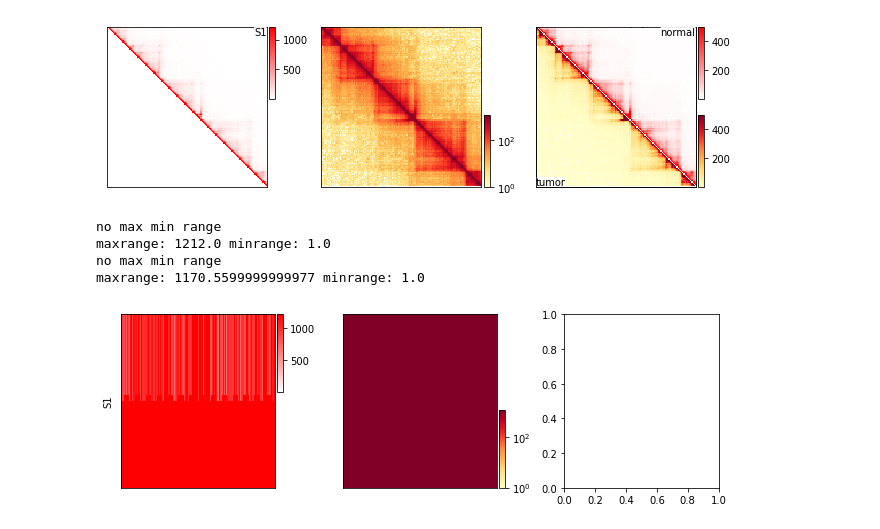
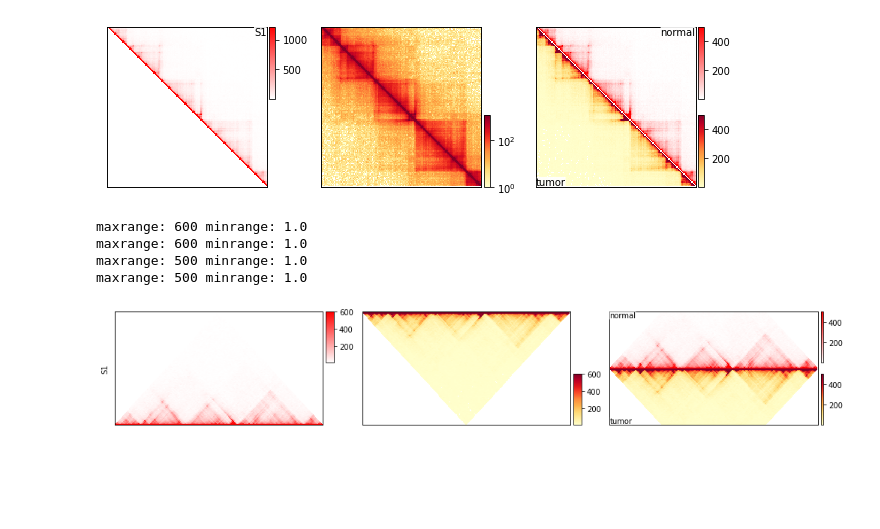
Before and after one commit to seqyuan/trackc, a Jupyter notebook: docs/examples/mapc_eg.ipynb, the cells around one changed output. Cells and saved outputs as stored; diff of their text form; code cells hidden in the pictures; blank space fills up the shorter version.

```diff
--- a/docs/examples/mapc_eg.ipynb
+++ b/docs/examples/mapc_eg.ipynb
@@ -132,16 +134,16 @@ maxrange: 500 minrange: 1.0
 maxrange: 500 minrange: 1.0
 [figure]
 # %%
-fig, axs = plt.subplots(1, 3, figsize=(9,3))
+fig, axs = plt.subplots(1, 3, figsize=(14,2.5))
 
-tc.pl.mapC(mat=normal_2, ax=axs[0], map_type='triangle', label='S1')
-tc.pl.mapC(mat2=tumor_2, ax=axs[1], map_type='triangle', logdata=True)
-#tc.pl.mapC(mat=normal_2, mat2=tumor_2, ax=axs[2], map_type='triangle', aspect=1, maxrange=500, label=['normal', 'tumor'])
+tc.pl.mapC(mat=normal_2, ax=axs[0], map_type='triangle', label='S1', maxrange=600)
+tc.pl.mapC(mat2=tumor_2, ax=axs[1], map_type='triangle', logdata=False, maxrange=600)
+tc.pl.mapC(mat=normal_2, mat2=tumor_2, ax=axs[2], map_type='triangle', height=70, maxrange=500, label=['normal', 'tumor'])
 
 fig.tight_layout()
 # %% [output]
-no max min range
-maxrange: 1212.0 minrange: 1.0
-no max min range
-maxrange: 1170.5599999999977 minrange: 1.0
+maxrange: 600 minrange: 1.0
+maxrange: 600 minrange: 1.0
+maxrange: 500 minrange: 1.0
+maxrange: 500 minrange: 1.0
-[figure, old version]
+[figure, new version]
```
Also changed, not shown: parts of 4 cells of this notebook, 1 other file.
